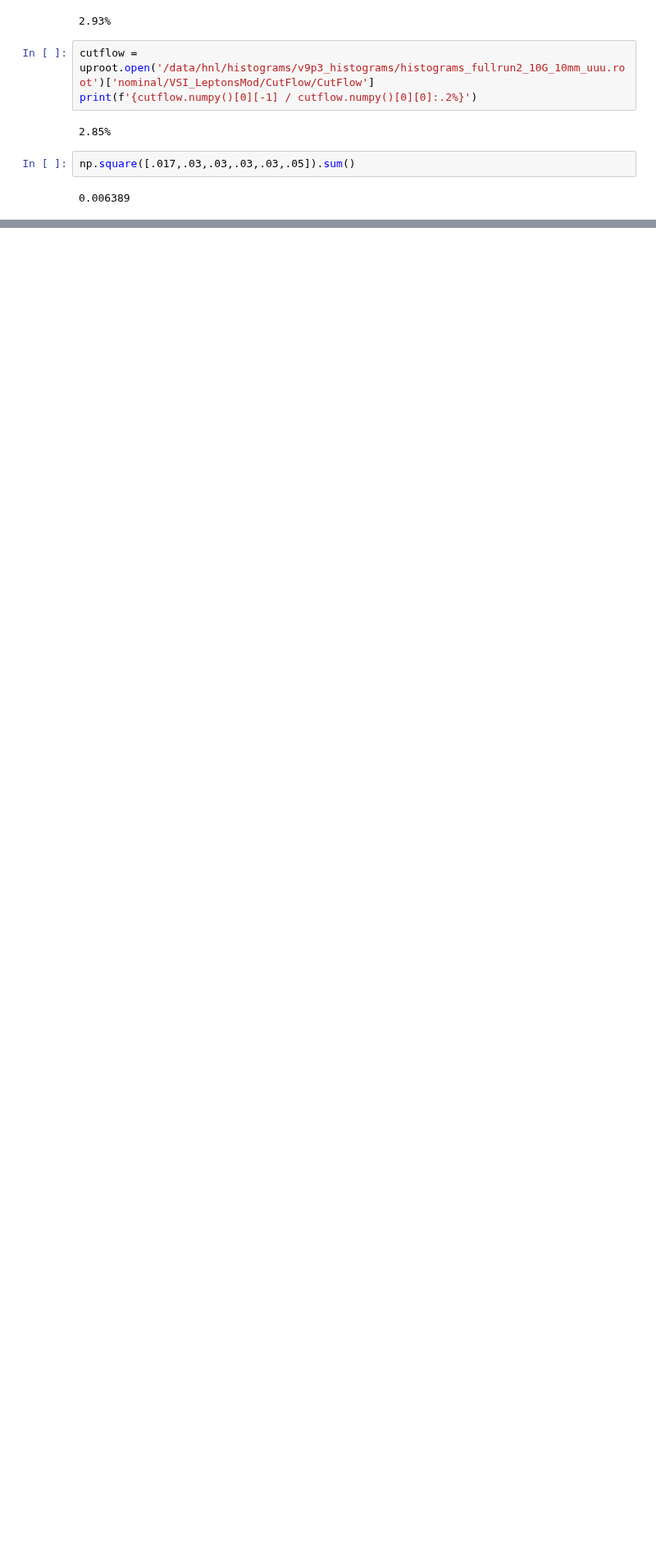
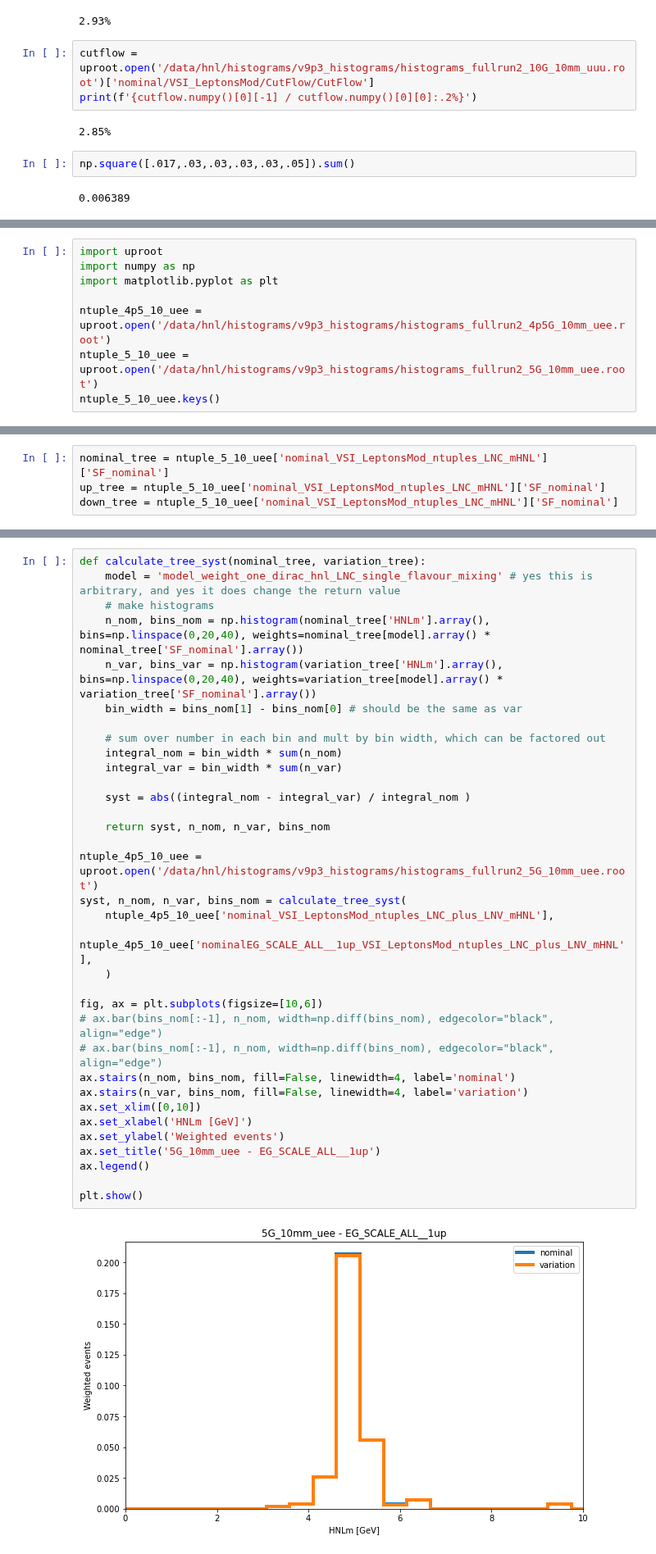
Before and after one commit to robinnewhouse/DHNLAnalysisNotebooks, a Jupyter notebook: systematics/leptons/print_systematics.ipynb, the cells around one changed output, grey strips where cells are left out. Shown at 82% size. Cells and saved outputs as stored; diff of their text form; blank space fills up the shorter version.

```diff
--- a/systematics/leptons/print_systematics.ipynb
+++ b/systematics/leptons/print_systematics.ipynb
@@ -467,0 +578,8 @@ np.square([.017,.03,.03,.03,.03,.05]).sum()
+# %%
+import uproot
+import numpy as np
+import matplotlib.pyplot as plt
+
+ntuple_4p5_10_uee = uproot.open('/data/hnl/histograms/v9p3_histograms/histograms_fullrun2_4p5G_10mm_uee.root')
+ntuple_5_10_uee = uproot.open('/data/hnl/histograms/v9p3_histograms/histograms_fullrun2_5G_10mm_uee.root')
+ntuple_5_10_uee.keys()
@@ -467,0 +604,4 @@ np.square([.017,.03,.03,.03,.03,.05]).sum()
+# %%
+nominal_tree = ntuple_5_10_uee['nominal_VSI_LeptonsMod_ntuples_LNC_mHNL']['SF_nominal']
+up_tree = ntuple_5_10_uee['nominal_VSI_LeptonsMod_ntuples_LNC_mHNL']['SF_nominal']
+down_tree = ntuple_5_10_uee['nominal_VSI_LeptonsMod_ntuples_LNC_mHNL']['SF_nominal']
@@ -467,0 +670,36 @@ np.square([.017,.03,.03,.03,.03,.05]).sum()
+# %%
+def calculate_tree_syst(nominal_tree, variation_tree):
+    model = 'model_weight_one_dirac_hnl_LNC_single_flavour_mixing' # yes this is arbitrary, and yes it does change the return value
+    # make histograms
+    n_nom, bins_nom = np.histogram(nominal_tree['HNLm'].array(), bins=np.linspace(0,20,40), weights=nominal_tree[model].array() * nominal_tree['SF_nominal'].array())
+    n_var, bins_var = np.histogram(variation_tree['HNLm'].array(), bins=np.linspace(0,20,40), weights=variation_tree[model].array() * variation_tree['SF_nominal'].array())
+    bin_width = bins_nom[1] - bins_nom[0] # should be the same as var
+
+    # sum over number in each bin and mult by bin width, which can be factored out
+    integral_nom = bin_width * sum(n_nom)
+    integral_var = bin_width * sum(n_var)
+
+    syst = abs((integral_nom - integral_var) / integral_nom )
+
+    return syst, n_nom, n_var, bins_nom
+
+ntuple_4p5_10_uee = uproot.open('/data/hnl/histograms/v9p3_histograms/histograms_fullrun2_5G_10mm_uee.root')
+syst, n_nom, n_var, bins_nom = calculate_tree_syst(
+    ntuple_4p5_10_uee['nominal_VSI_LeptonsMod_ntuples_LNC_plus_LNV_mHNL'],
+    ntuple_4p5_10_uee['nominalEG_SCALE_ALL__1up_VSI_LeptonsMod_ntuples_LNC_plus_LNV_mHNL'],
+    )
+
+fig, ax = plt.subplots(figsize=[10,6])
+# ax.bar(bins_nom[:-1], n_nom, width=np.diff(bins_nom), edgecolor="black", align="edge")
+# ax.bar(bins_nom[:-1], n_nom, width=np.diff(bins_nom), edgecolor="black", align="edge")
+ax.stairs(n_nom, bins_nom, fill=False, linewidth=4, label='nominal')
+ax.stairs(n_var, bins_nom, fill=False, linewidth=4, label='variation')
+ax.set_xlim([0,10])
+ax.set_xlabel('HNLm [GeV]')
+ax.set_ylabel('Weighted events')
+ax.set_title('5G_10mm_uee - EG_SCALE_ALL__1up')
+ax.legend()
+
+plt.show()
+# %% [output]
+[figure, added]
```
Also changed, not shown: parts of 6 cells of this notebook, 38 other files.
